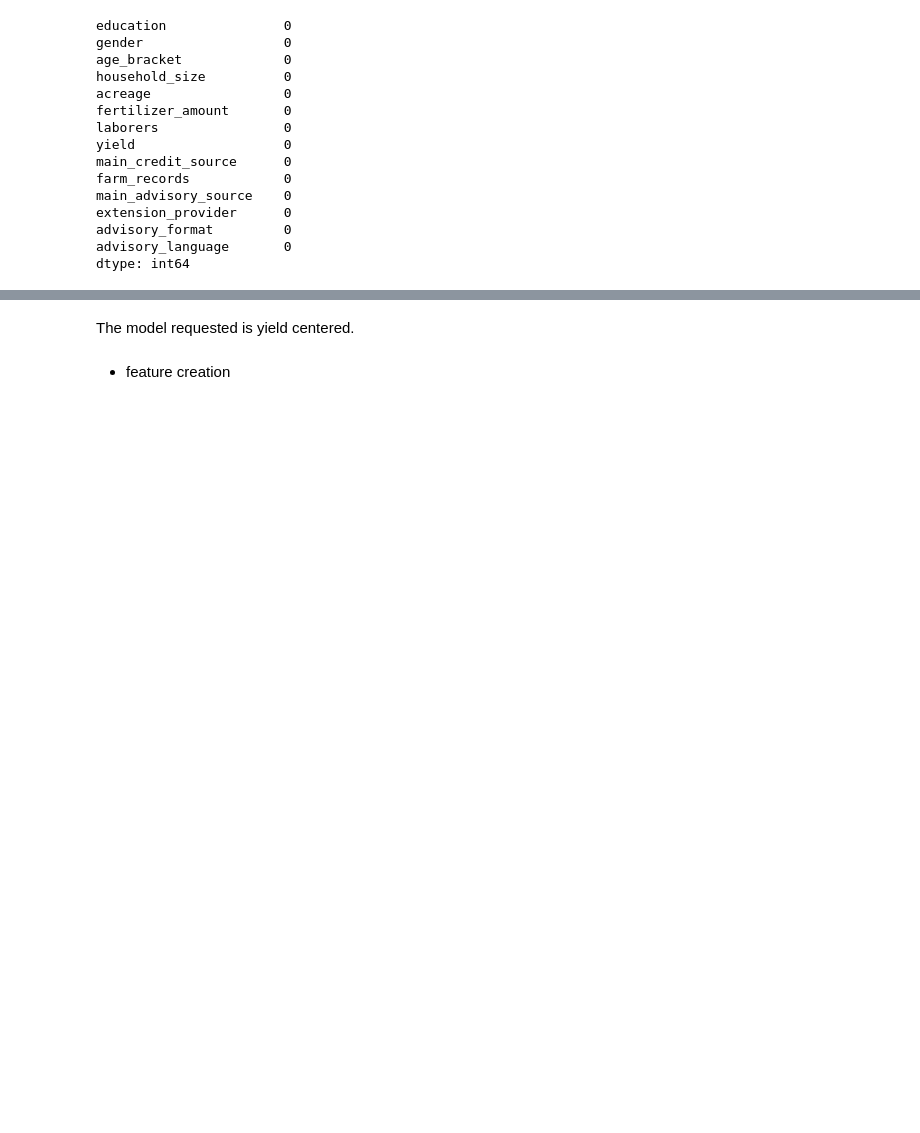
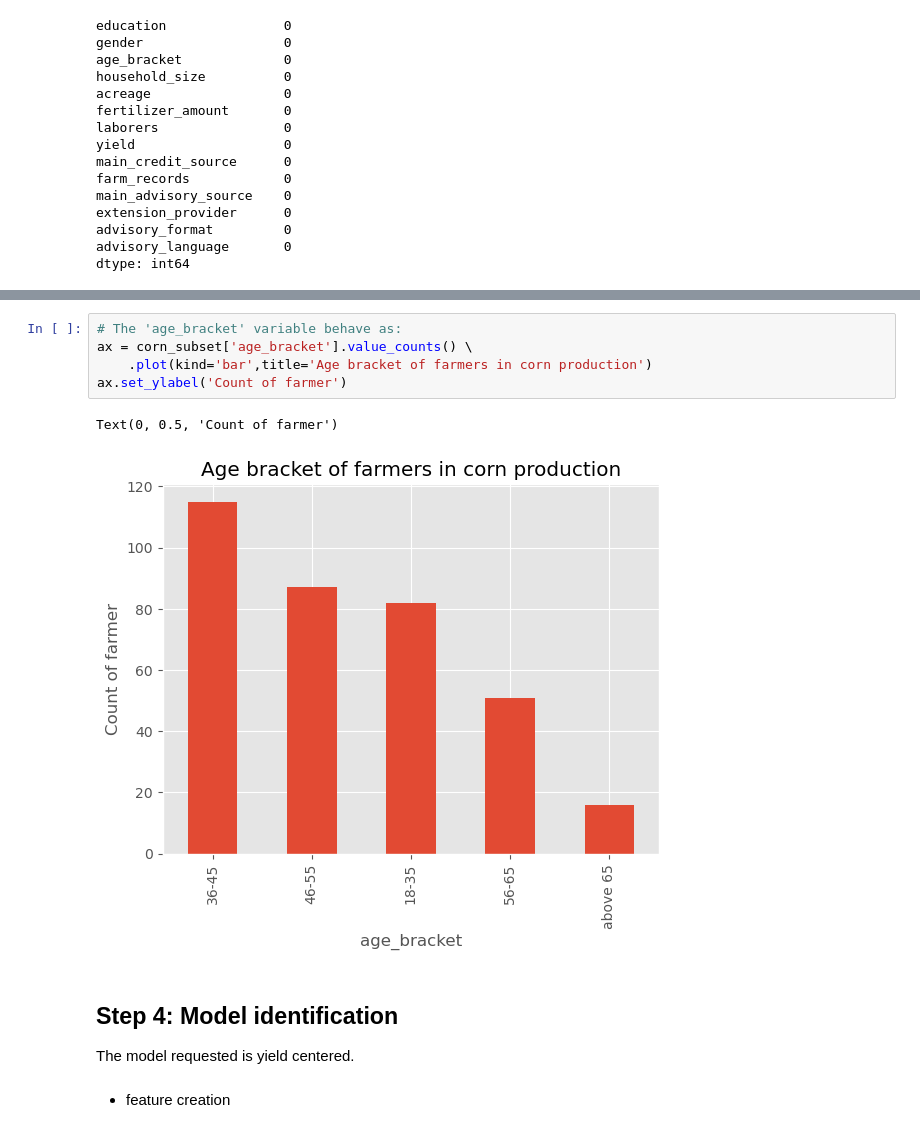
Before and after one commit to bizzaccelerator/midterm-project-mlzoomcamp, a Jupyter notebook: notebook.ipynb, the cells around one changed output, grey strips where cells are left out. Saved outputs shown, nothing was run; the diff lists cells and outputs as text; blank space fills up the shorter version.

```diff
--- a/notebook.ipynb
+++ b/notebook.ipynb
@@ -272,4 +308,13 @@ dtype: int64
+# %%
+# The 'age_bracket' variable behave as:
+ax = corn_subset['age_bracket'].value_counts() \
+    .plot(kind='bar',title='Age bracket of farmers in corn production')
+ax.set_ylabel('Count of farmer')
+# %% [output]
+Text(0, 0.5, 'Count of farmer')
+[figure, added]
 # %% [markdown]
+## Step 4: Model identification
 The model requested is yield centered.
 # %% [markdown]
 - feature creation
```
Also changed, not shown: parts of 5 cells of this notebook.
